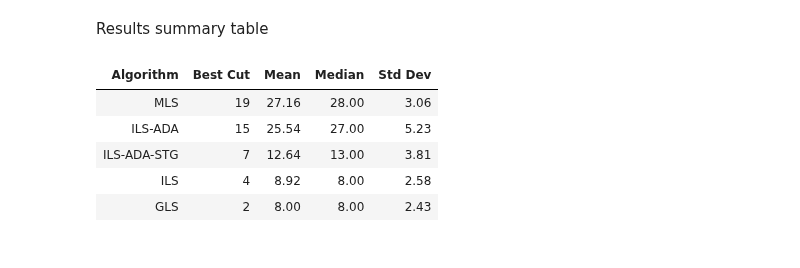
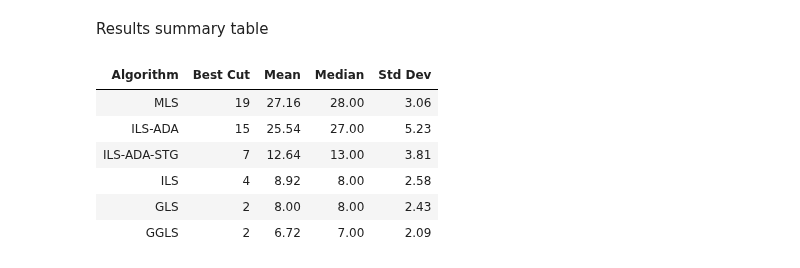
Before and after one commit to Cem-Kaya/Evo_Comp_Assignment_2, a Jupyter notebook: a_final_results.ipynb, the cells around one changed output. Drawn from its saved outputs; the diff is of its cells as text; code cells hidden in the pictures.

```diff
--- a/a_final_results.ipynb
+++ b/a_final_results.ipynb
@@ -171,30 +171,38 @@ ils_staging_best = min(cut_sizes_ilstaging)
 mean_ils_staging = np.mean(cut_sizes_ilstaging)
 ils_staging_median = np.median(cut_sizes_ilstaging)
 stdev_ils_staging = np.std(cut_sizes_ilstaging)
 
 gls_best = min(cut_sizes_gls)
 mean_gls = np.mean(cut_sizes_gls)
 gls_median = np.median(cut_sizes_gls)
 stdev_gls = np.std(cut_sizes_gls)
 
+ggls_best = min(cut_sizes_ggls)
+mean_ggls = np.mean(cut_sizes_ggls)
+ggls_median = np.median(cut_sizes_ggls)
+stdev_ggls = np.std(cut_sizes_ggls)
+
+
 columns = ['Algorithm', 'Best Cut', 'Mean', 'Median', 'Std Dev']
 res_data = []
 res_data.append(['MLS', mls_best, mean_mls, mls_median, stdev_mls])
 res_data.append(['ILS-ADA', ils_ada_best, mean_ils_ada, ils_ada_median, stdev_ils_ada])
 res_data.append(['ILS-ADA-STG', ils_staging_best, mean_ils_staging, ils_staging_median, stdev_ils_staging])
 res_data.append(['ILS', ils_best, mean_ils, ils_median, stdev_ils])
 res_data.append(['GLS', gls_best, mean_gls, gls_median, stdev_gls])
+res_data.append(['GGLS', ggls_best, mean_ggls, ggls_median, stdev_ggls])
 df = pd.DataFrame(res_data, columns=columns)
 styled_df = df.style.set_properties(**{'text-align': 'center'})
 styled_df = styled_df.format(precision=2)
 styled_df = styled_df.set_table_styles([{'selector': 'th', 'props': [('text-align', 'center')]}])
 styled_df = styled_df.hide(axis='index')
 html_table = styled_df.to_html()
 HTML(html_table)
 # %% [output]
 | Algorithm | Best Cut | Mean | Median | Std Dev |
 | MLS | 19 | 27.16 | 28.00 | 3.06 |
 | ILS-ADA | 15 | 25.54 | 27.00 | 5.23 |
 | ILS-ADA-STG | 7 | 12.64 | 13.00 | 3.81 |
 | ILS | 4 | 8.92 | 8.00 | 2.58 |
 | GLS | 2 | 8.00 | 8.00 | 2.43 |
+| GGLS | 2 | 6.72 | 7.00 | 2.09 |
```
Also changed, not shown: parts of 1 cell of this notebook.
